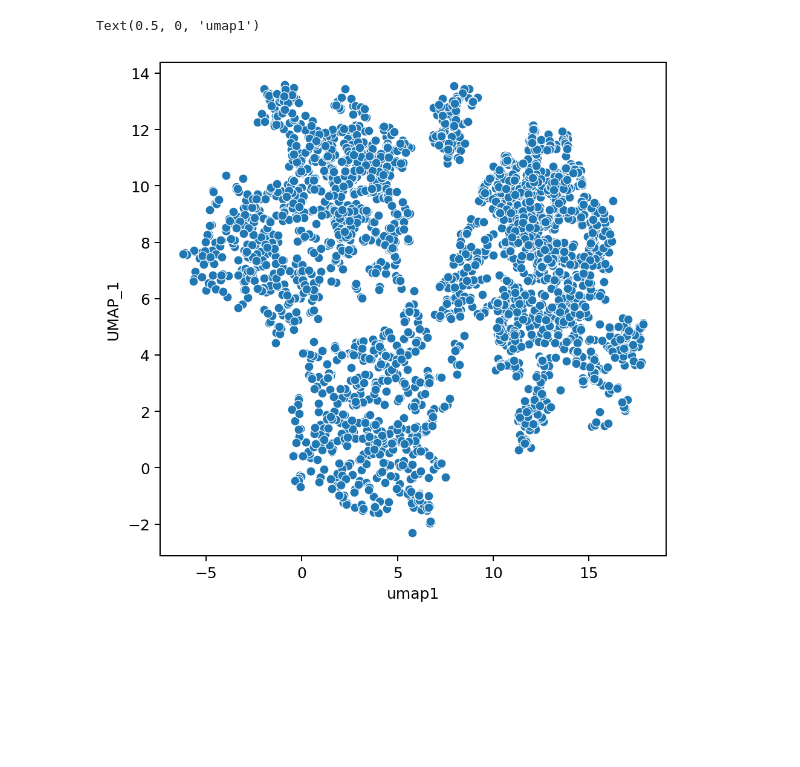
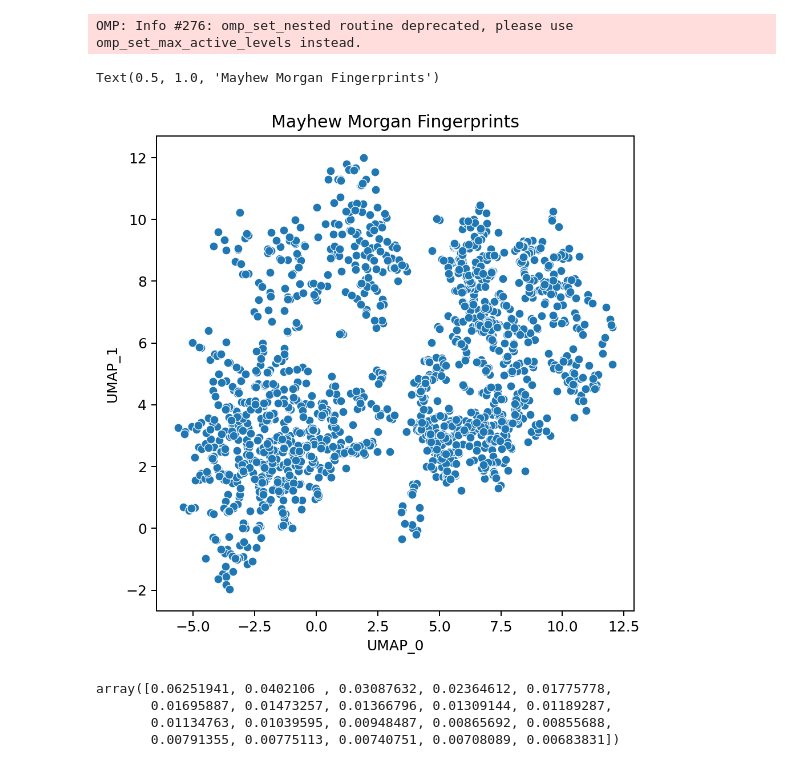
Before and after one commit to chemcognition-lab/dreamix, a Jupyter notebook: eda.ipynb, the cells around one changed output. Saved outputs shown, nothing was run; the diff lists cells and outputs as text; code cells hidden in the pictures; blank space fills up the shorter version.

Commit message:
Mayhew EDA

```diff
--- a/eda.ipynb
+++ b/eda.ipynb
@@ -10,9 +14,12 @@ import umap
 # %%
-df = pd.read_csv("datasets/leffingwell/leffingwell_combined.csv")
+#df = pd.read_csv("datasets/leffingwell/leffingwell_combined.csv")
+df = pd.read_csv("datasets/mayhew_2022/mayhew_2022_combined.csv")
 # %%
 df['rdkit'] = df.apply(lambda row: Chem.MolFromSmiles(row['IsomericSMILES']), axis=1)
 # %%
 df['morgfp'] = df.apply(lambda row: GetMorganFingerprintAsBitVect(row['rdkit'], radius=3, nBits=2048), axis=1)
+# %%
+df['fp'] = df.apply(lambda row: row['morgfp'].ToList(), axis=1)
 # %%
 umap_model = umap.UMAP(metric = "jaccard",
                        densmap=True,
@@ -20,9 +27,12 @@ umap_model = umap.UMAP(metric = "jaccard",
                        low_memory = False)
 X_umap = umap_model.fit_transform(list(df['morgfp']))
 df["UMAP_0"], df["UMAP_1"] = X_umap[:,0], X_umap[:,1]
+# %% [output]
+OMP: Info #276: omp_set_nested routine deprecated, please use omp_set_max_active_levels instead.
 # %%
 fig, ax = plt.subplots(1,1, figsize=(6,6), dpi=180)
 g = sns.scatterplot(x="UMAP_0", y="UMAP_1", data=df, ax=ax)
+ax.set_title("Mayhew Morgan Fingerprints")
 # %% [output]
-Text(0.5, 0, 'umap1')
+Text(0.5, 1.0, 'Mayhew Morgan Fingerprints')
-[figure, old version]
+[figure, new version]
@@ -28,0 +42,7 @@ Text(0.5, 0, 'umap1')
+# %%
+pca.explained_variance_ratio_
+# %% [output]
+array([0.06251941, 0.0402106 , 0.03087632, 0.02364612, 0.01775778,
+       0.01695887, 0.01473257, 0.01366796, 0.01309144, 0.01189287,
+       0.01134763, 0.01039595, 0.00948487, 0.00865692, 0.00855688,
+       0.00791355, 0.00775113, 0.00740751, 0.00708089, 0.00683831])
```
Also changed, not shown: parts of 43 cells of this notebook.
